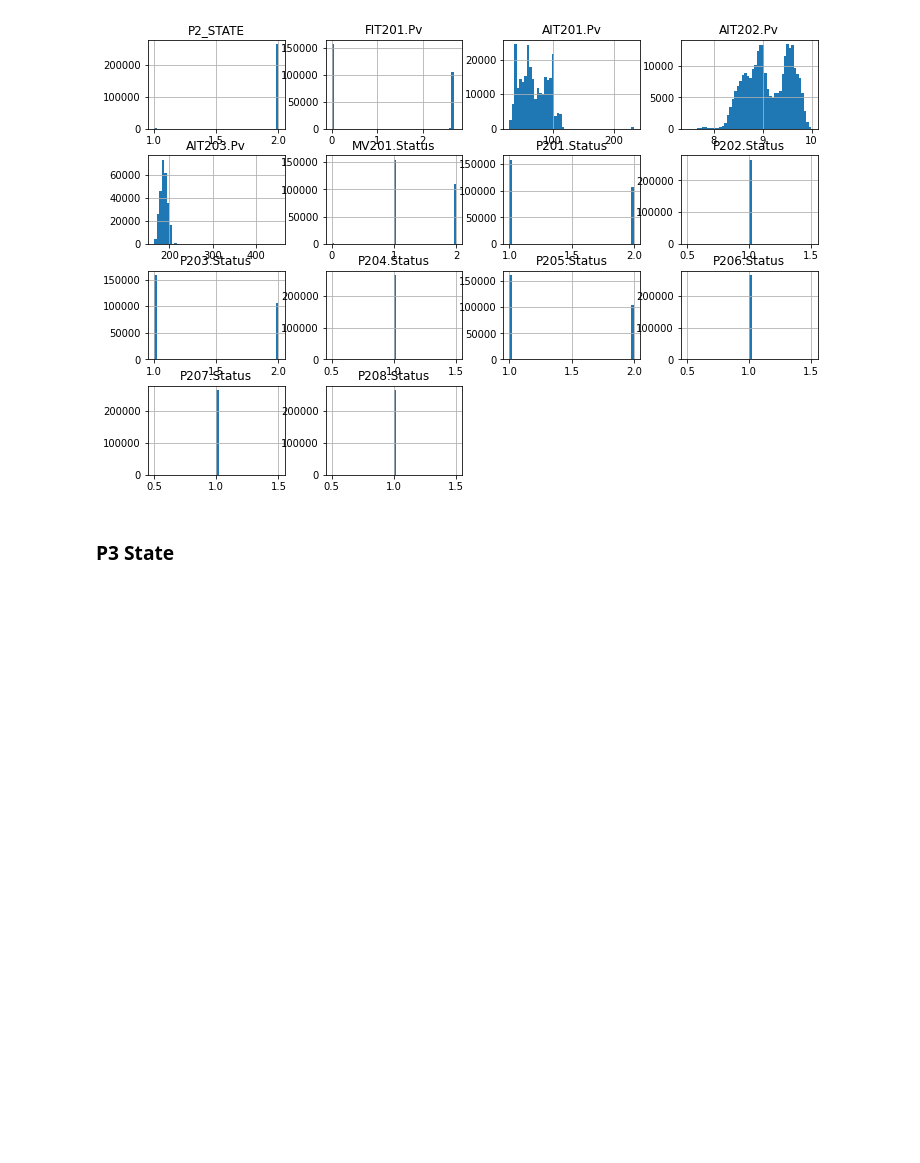
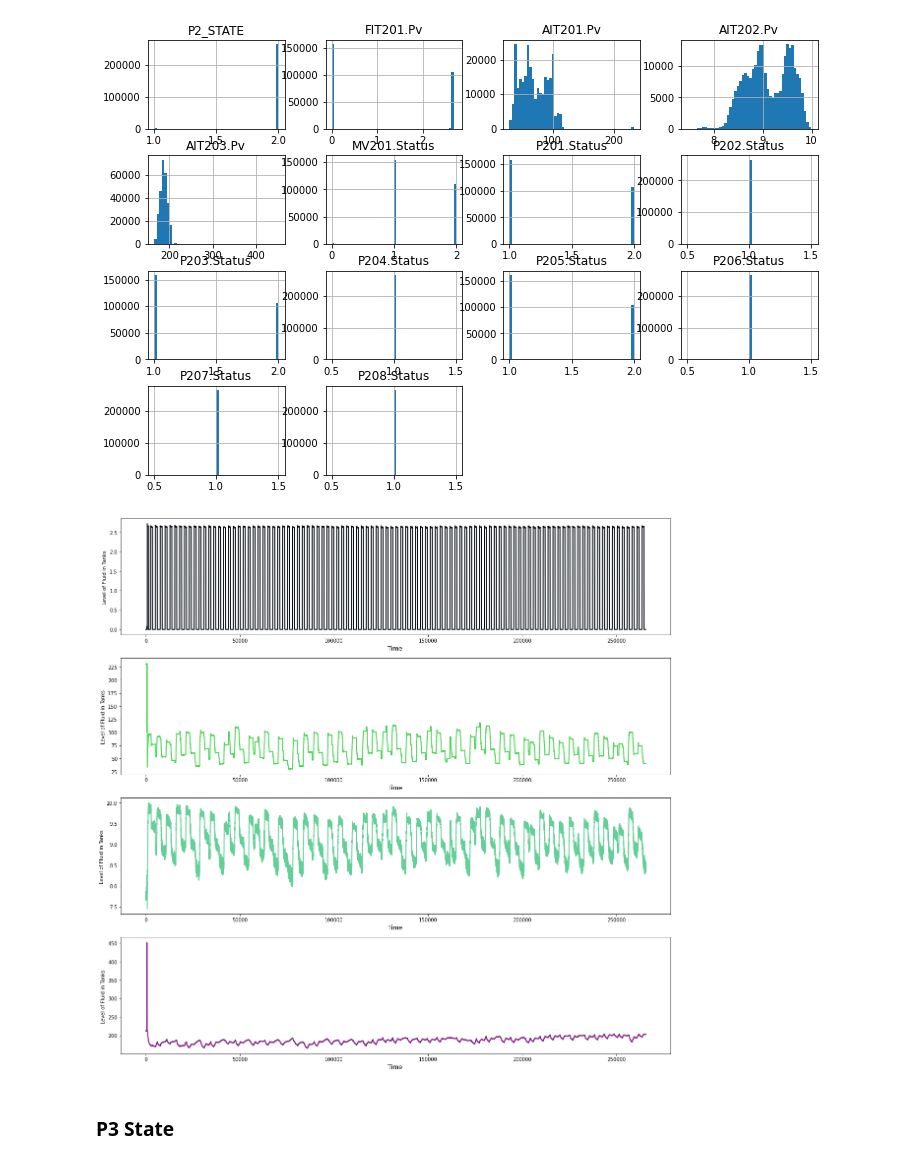
Before and after one commit to Abhijithsai451/ci_ai_project, a Jupyter notebook: ci_ai_project.ipynb, the cells around one changed output. Cells and saved outputs as stored; diff of their text form; code cells hidden in the pictures; blank space fills up the shorter version.

```diff
--- a/ci_ai_project.ipynb
+++ b/ci_ai_project.ipynb
@@ -244,6 +174,11 @@ array([[<Axes: title={'center': 'P2_STATE'}>,
         <Axes: title={'center': 'P208.Status'}>, <Axes: >, <Axes: >]],
       dtype=object)
 [figure]
+# %%
+cols = ['FIT201.Pv', 'AIT201.Pv','AIT202.Pv', 'AIT203.Pv']
+plot_values(p2_state,cols,20)
+# %% [output]
+[figure, added]
 # %% [markdown]
 ### P3 State
 # %%
```
Also changed, not shown: parts of 15 cells of this notebook.
